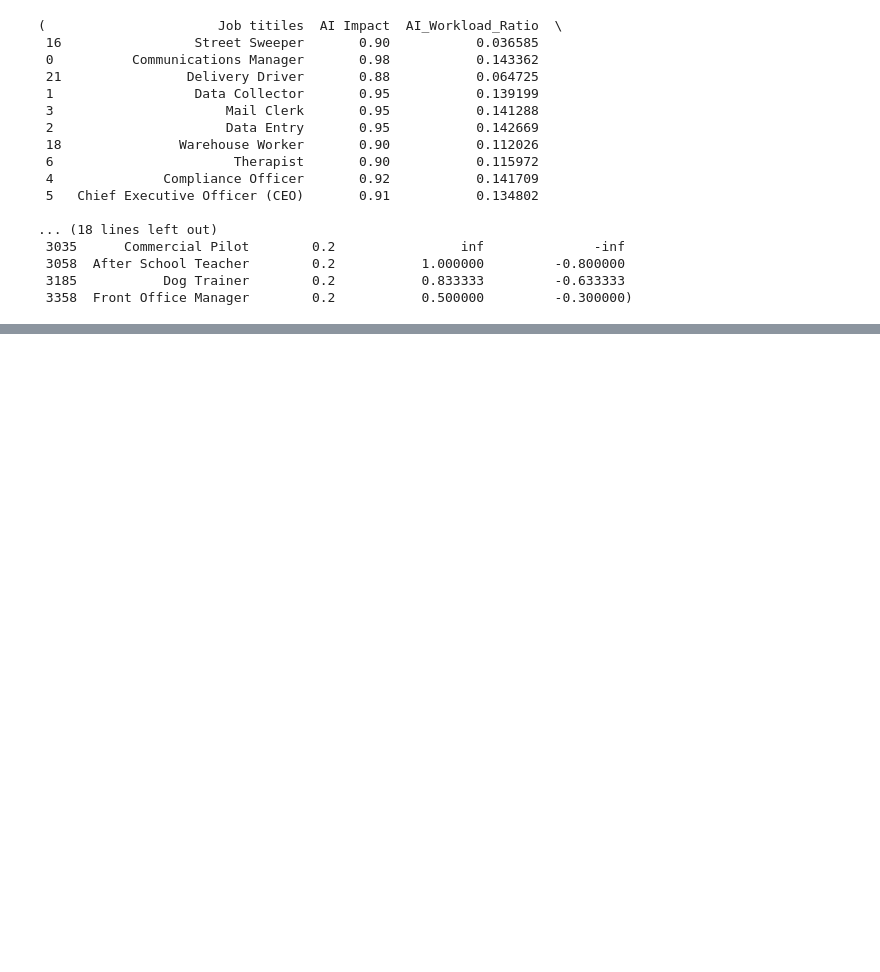
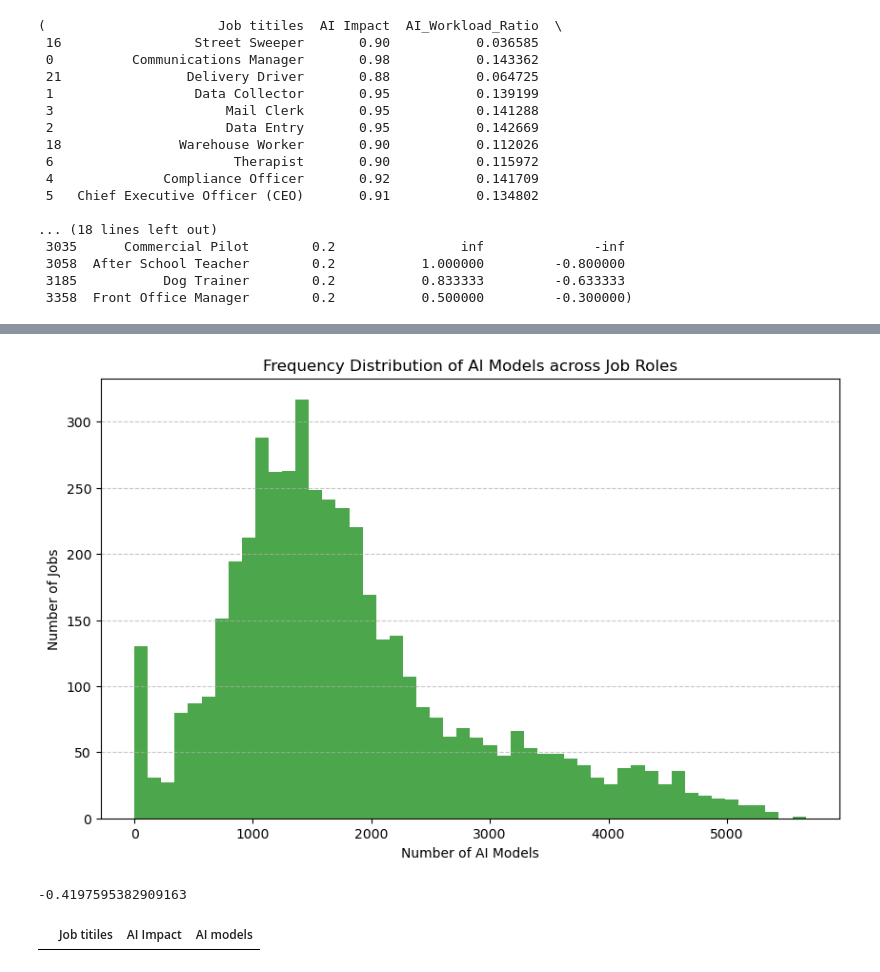
Before and after one commit to raj-rajat/From-Data-Entry-to-CEO-The-AI-Job-Threat-Index, a Jupyter notebook: from-data-entry-to-ceo-the-ai-job-threat-index.ipynb, the cells around one changed output, grey strips where cells are left out. Cells and saved outputs as stored; diff of their text form; code cells hidden in the pictures; blank space fills up the shorter version.

```diff
--- a/from-data-entry-to-ceo-the-ai-job-threat-index.ipynb
+++ b/from-data-entry-to-ceo-the-ai-job-threat-index.ipynb
@@ -497,0 +523,26 @@ highest_disproportion_jobs[['Job titiles', 'AI Impact', 'AI_Workload_Ratio', 'AI
+# %%
+# Plotting the frequency distribution of the number of AI models across job roles
+plt.figure(figsize=(10, 6))
+plt.hist(data_df['AI models'], bins=50, color='green', alpha=0.7)
+plt.title('Frequency Distribution of AI Models across Job Roles')
+plt.xlabel('Number of AI Models')
+plt.ylabel('Number of Jobs')
+plt.grid(axis='y', linestyle='--', alpha=0.7)
+plt.show()
+# %% [output]
+[figure, added]
+# %%
+# Calculating the correlation between 'Tasks' and 'AI Impact'
+correlation_tasks_impact = data_df[['Tasks', 'AI Impact']].corr()
+
+correlation_value_tasks_impact = correlation_tasks_impact.loc['Tasks', 'AI Impact']
+correlation_value_tasks_impact
+# %% [output]
+-0.4197595382909163
+# %%
+# Filtering jobs with no AI models but with AI Impact greater than 75% (considered high impact)
+high_impact_no_models = data_df[(data_df['AI models'] == 0) & (data_df['AI Impact'] > 0.75)]
+
+high_impact_no_models[['Job titiles', 'AI Impact', 'AI models']]
+# %% [output]
+|  | Job titiles | AI Impact | AI models |
```
Also changed, not shown: parts of 3 cells of this notebook.
